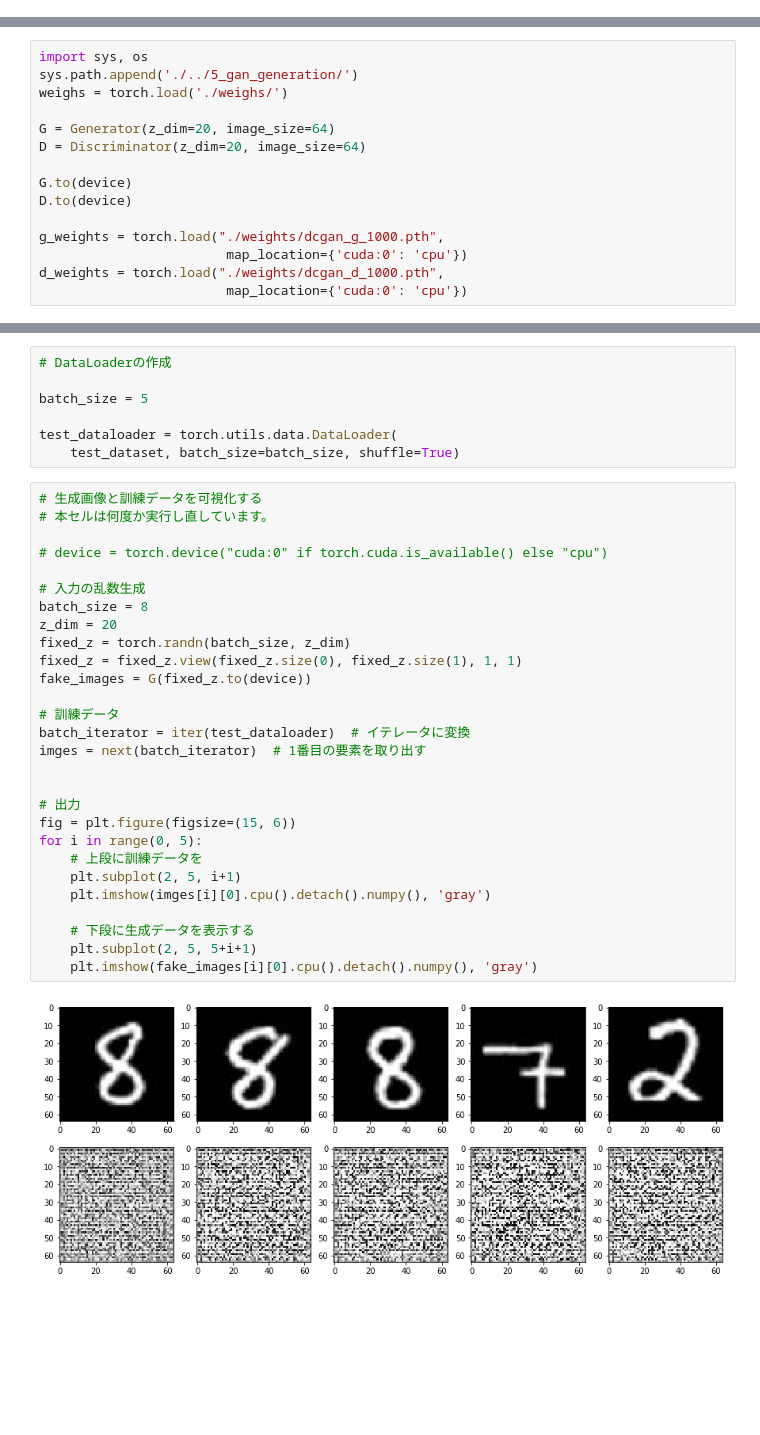
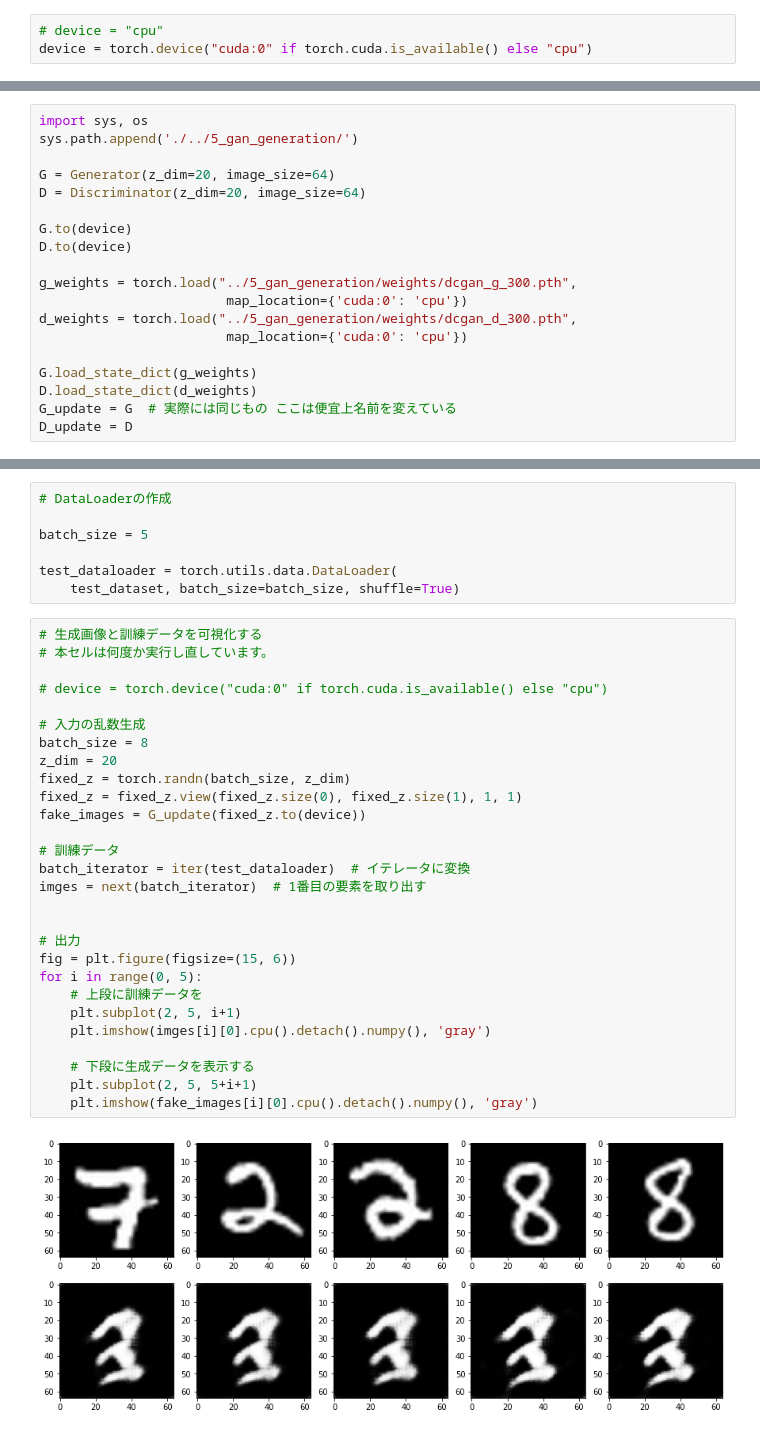
Before and after one commit to Hase-U/learn_pytorch_advanced, a Jupyter notebook: mycode/6_gan_anomaly_detection/AnoGAN.ipynb, the cells around one changed output, grey strips where cells are left out. Saved outputs shown, nothing was run; the diff lists cells and outputs as text; blank space fills up the shorter version.

```diff
--- a/mycode/6_gan_anomaly_detection/AnoGAN.ipynb
+++ b/mycode/6_gan_anomaly_detection/AnoGAN.ipynb
@@ -30,3 +35,6 @@ from torchvision import transforms
 
 import matplotlib.pyplot as plt
 %matplotlib inline
+# %%
+# device = "cpu"
+device = torch.device("cuda:0" if torch.cuda.is_available() else "cpu")
@@ -146,7 +159,6 @@ class Discriminator(nn.Module):
 # %%
 import sys, os
 sys.path.append('./../5_gan_generation/')
-weighs = torch.load('./weighs/')
 
 G = Generator(z_dim=20, image_size=64)
 D = Discriminator(z_dim=20, image_size=64)
@@ -154,7 +166,12 @@ D = Discriminator(z_dim=20, image_size=64)
 G.to(device)
 D.to(device)
 
-g_weights = torch.load("./weights/dcgan_g_1000.pth",
+g_weights = torch.load("../5_gan_generation/weights/dcgan_g_300.pth",
                         map_location={'cuda:0': 'cpu'})
-d_weights = torch.load("./weights/dcgan_d_1000.pth",
+d_weights = torch.load("../5_gan_generation/weights/dcgan_d_300.pth",
                         map_location={'cuda:0': 'cpu'})
+
+G.load_state_dict(g_weights)
+D.load_state_dict(d_weights)
+G_update = G  # 実際には同じもの ここは便宜上名前を変えている
+D_update = D
@@ -293,30 +308,30 @@ test_dataloader = torch.utils.data.DataLoader(
 # %%
 # 生成画像と訓練データを可視化する
 # 本セルは何度か実行し直しています。
 
 # device = torch.device("cuda:0" if torch.cuda.is_available() else "cpu")
 
 # 入力の乱数生成
 batch_size = 8
 z_dim = 20
 fixed_z = torch.randn(batch_size, z_dim)
 fixed_z = fixed_z.view(fixed_z.size(0), fixed_z.size(1), 1, 1)
-fake_images = G(fixed_z.to(device))
+fake_images = G_update(fixed_z.to(device))
 
 # 訓練データ
 batch_iterator = iter(test_dataloader)  # イテレータに変換
 imges = next(batch_iterator)  # 1番目の要素を取り出す
 
 
 # 出力
 fig = plt.figure(figsize=(15, 6))
 for i in range(0, 5):
     # 上段に訓練データを
     plt.subplot(2, 5, i+1)
     plt.imshow(imges[i][0].cpu().detach().numpy(), 'gray')
 
     # 下段に生成データを表示する
     plt.subplot(2, 5, 5+i+1)
     plt.imshow(fake_images[i][0].cpu().detach().numpy(), 'gray')
 # %% [output]
-[figure, old version]
+[figure, new version]
```
Also changed, not shown: parts of 7 cells of this notebook, 1 other file.
